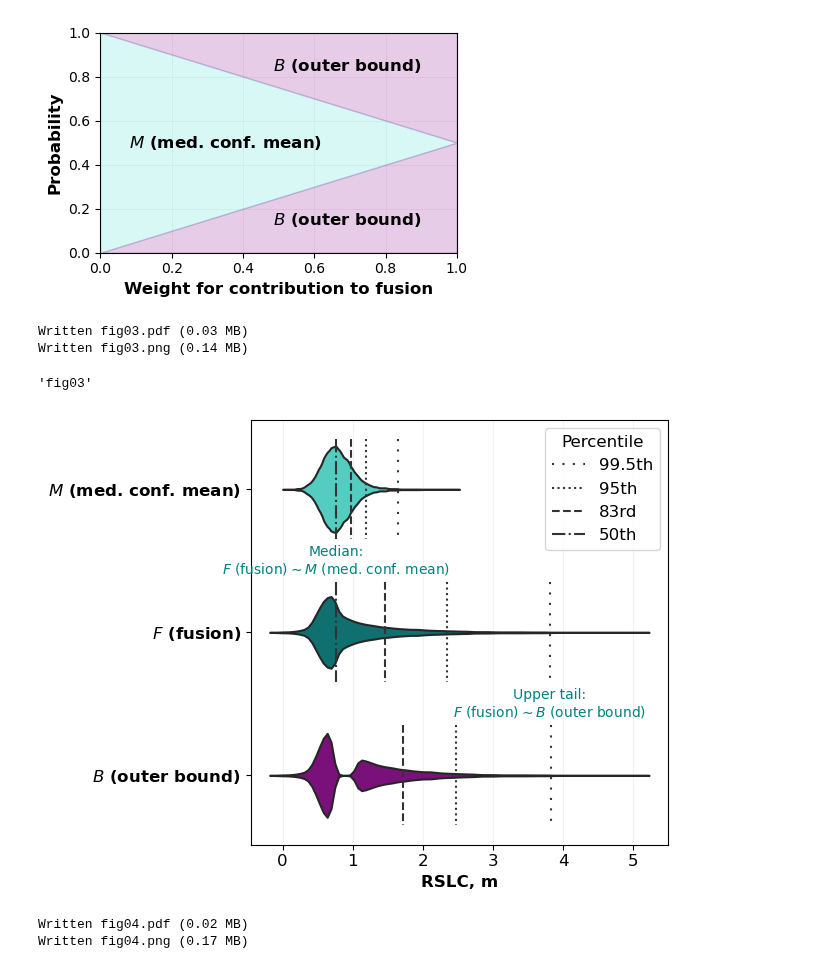
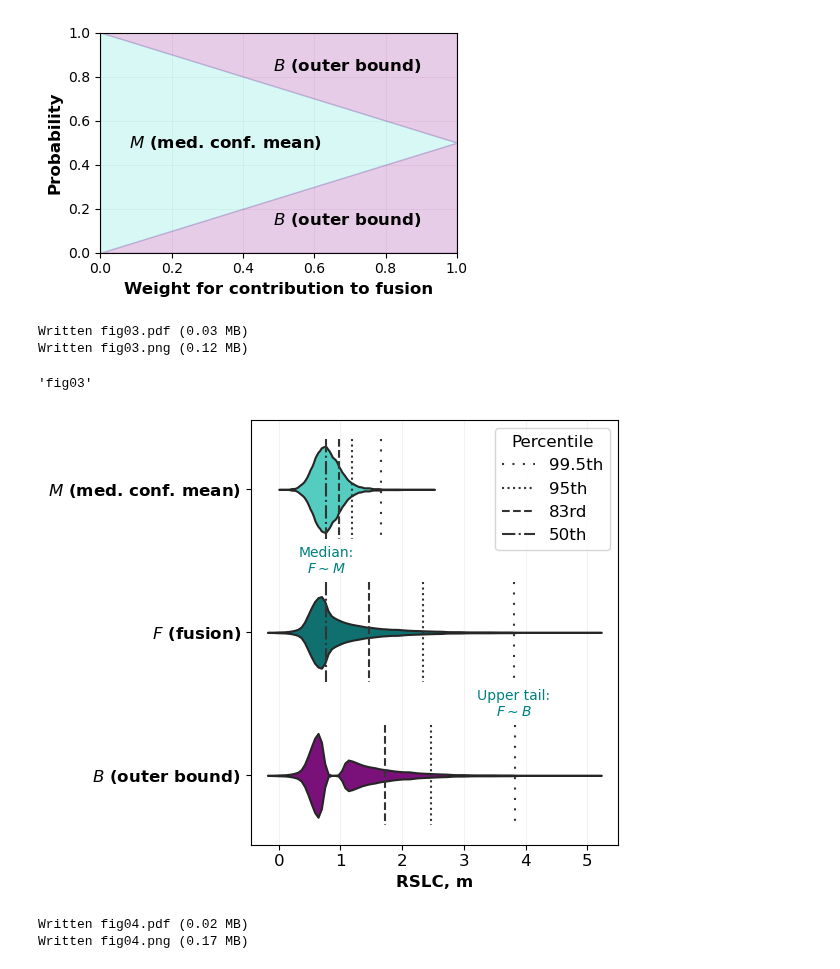
Before and after one commit to grandey/d23a-fusion, a Jupyter notebook: fusion_analysis_d23a.ipynb, the cells around one changed output. Saved outputs shown, nothing was run; the diff lists cells and outputs as text; code cells hidden in the pictures.

Commit message:
d23a.py plot_rslc_violinplot(): show only workflow symbol in annotations.

```diff
--- a/fusion_analysis_d23a.ipynb
+++ b/fusion_analysis_d23a.ipynb
@@ -34,15 +34,15 @@ Written fig02.png (0.10 MB)
 [figure]
 # %%
 # SSP5 year-2100 violinplot
-fig, ax = plt.subplots(1, 1, figsize=(6.5, 5), tight_layout=True)
+fig, ax = plt.subplots(1, 1, figsize=(6, 5), tight_layout=True)
 ax = d23a.plot_rslc_violinplot(workflows=('mean_1e+2e', 'fusion_1e+2e', 'outer'),
                                rate=False, scenario='ssp585', year=2100, gauge='TANJONG_PAGAR', annotations=True, ax=ax)
 d23a.name_save_fig(fig)
 # %% [output]
 Written fig03.pdf (0.03 MB)
-Written fig03.png (0.14 MB)
+Written fig03.png (0.12 MB)
 'fig03'
-[figure, old version]
+[figure, new version]
 # %%
 # SSP5 year-2100 effective_0.5 and fusion_1e+2e
 fig, axs = d23a.fig_qfs_marginals(workflows_r=(('fusion_1e+2e',),),
```
Also changed, not shown: parts of 1 cell of this notebook, 2 other files.
